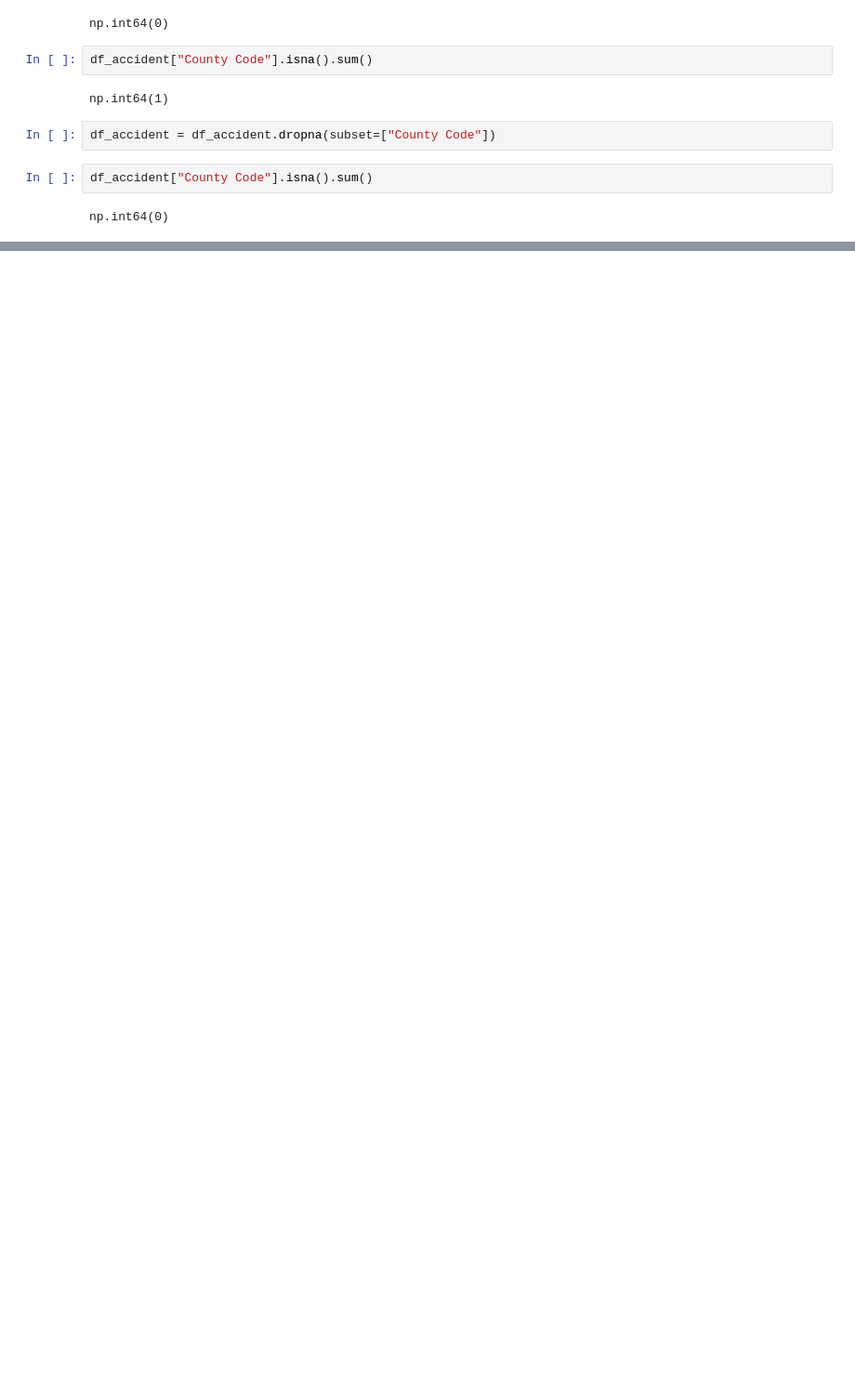
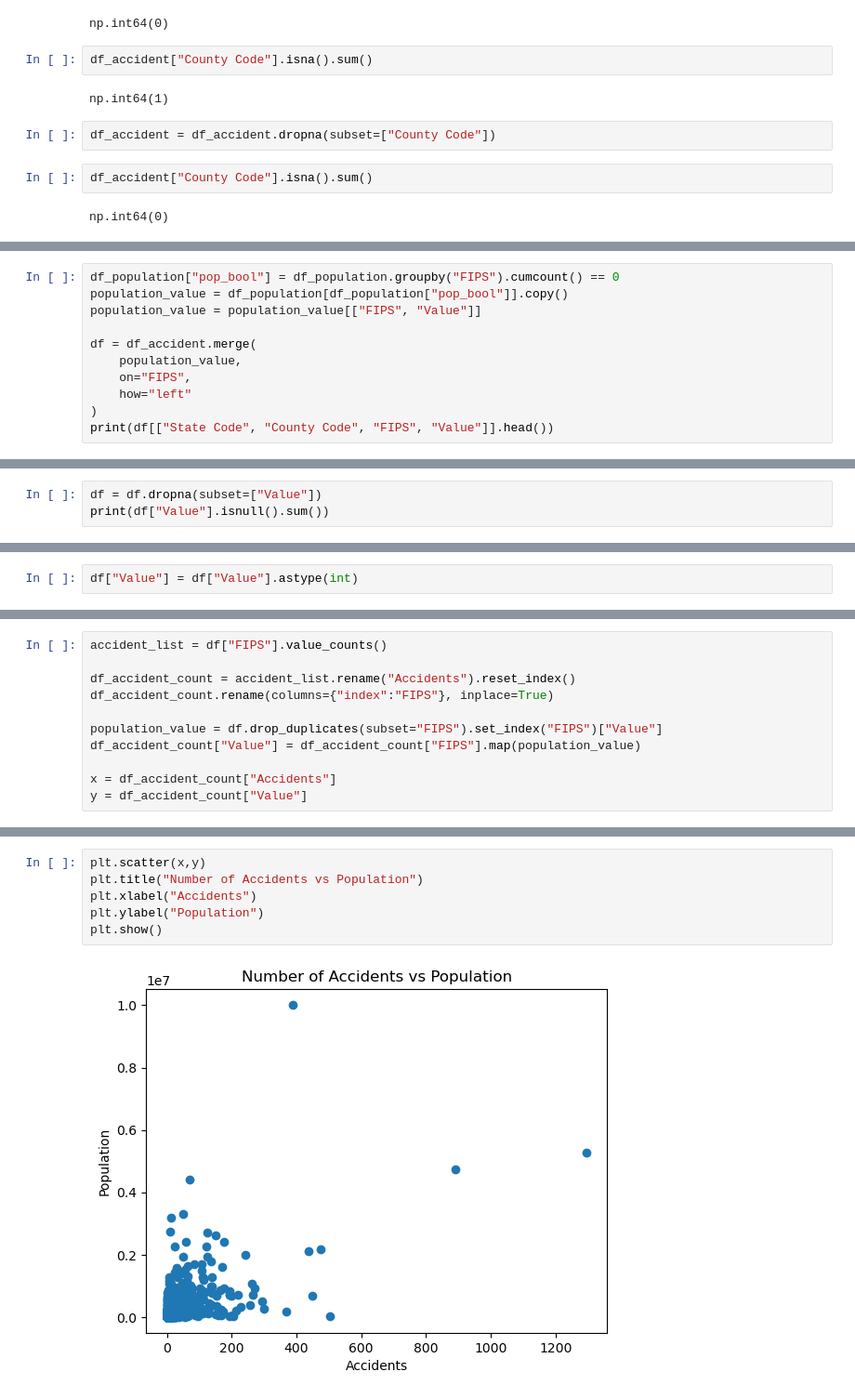
Before and after one commit to TimothyHHMai/rail-risk-census-analysis-521, a Jupyter notebook: risk-census.ipynb, the cells around one changed output, grey strips where cells are left out. Shown at 93% size. Cells and saved outputs as stored; diff of their text form; blank space fills up the shorter version.

Commit message:
Merged + Analysis
- Merged Dataframes
- Correlation + Scatter plot (Have to clean up)

```diff
--- a/risk-census.ipynb
+++ b/risk-census.ipynb
@@ -152,0 +204,11 @@ np.int64(0)
+# %%
+df_population["pop_bool"] = df_population.groupby("FIPS").cumcount() == 0
+population_value = df_population[df_population["pop_bool"]].copy()
+population_value = population_value[["FIPS", "Value"]]
+
+df = df_accident.merge(
+    population_value,
+    on="FIPS",
+    how="left"
+)
+print(df[["State Code", "County Code", "FIPS", "Value"]].head())
@@ -152,0 +228,3 @@ np.int64(0)
+# %%
+df = df.dropna(subset=["Value"])
+print(df["Value"].isnull().sum())
@@ -152,0 +237,2 @@ np.int64(0)
+# %%
+df["Value"] = df["Value"].astype(int)
@@ -152,0 +241,11 @@ np.int64(0)
+# %%
+accident_list = df["FIPS"].value_counts()
+
+df_accident_count = accident_list.rename("Accidents").reset_index()
+df_accident_count.rename(columns={"index":"FIPS"}, inplace=True)
+
+population_value = df.drop_duplicates(subset="FIPS").set_index("FIPS")["Value"]
+df_accident_count["Value"] = df_accident_count["FIPS"].map(population_value)
+
+x = df_accident_count["Accidents"]
+y = df_accident_count["Value"]
@@ -152,0 +277,8 @@ np.int64(0)
+# %%
+plt.scatter(x,y)
+plt.title("Number of Accidents vs Population")
+plt.xlabel("Accidents")
+plt.ylabel("Population")
+plt.show()
+# %% [output]
+[figure, added]
```
Also changed, not shown: parts of 22 cells of this notebook.
